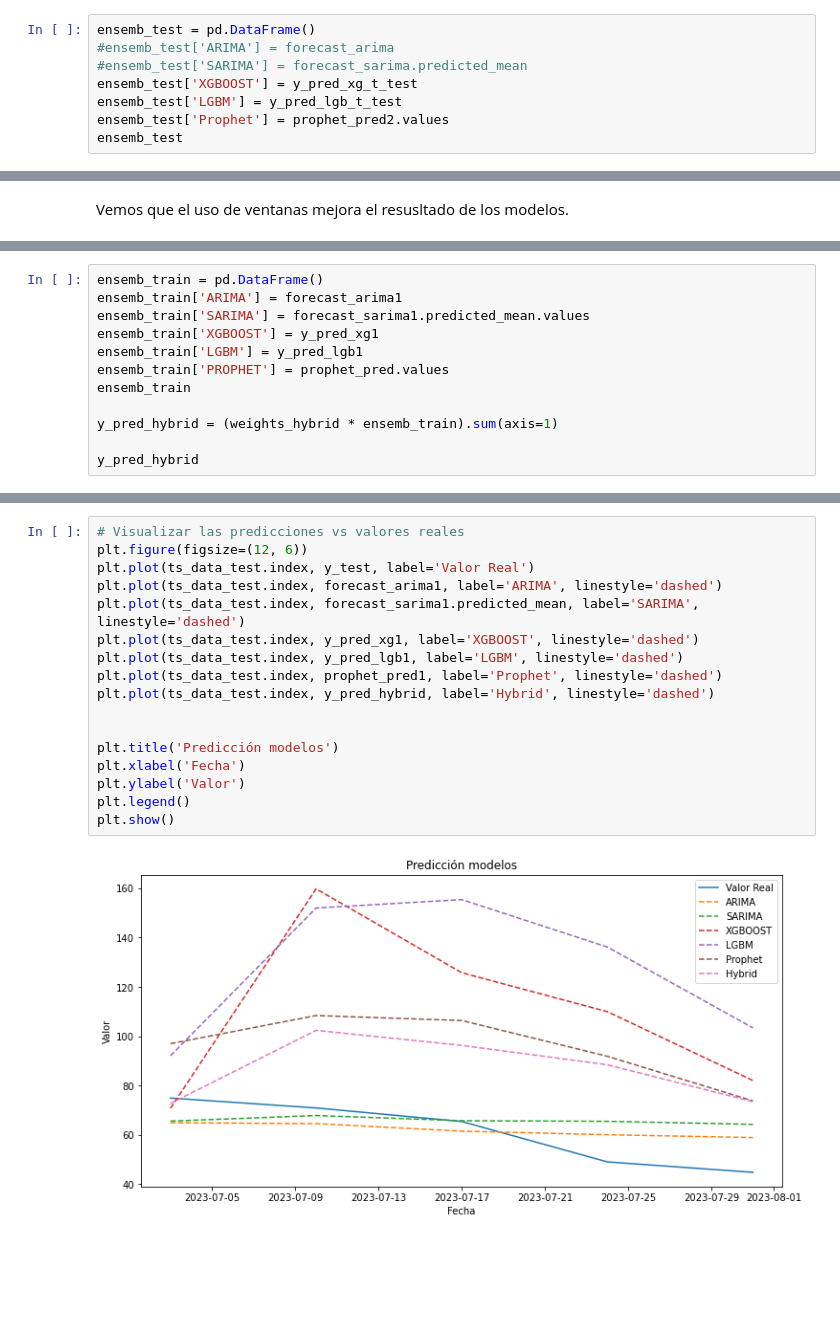
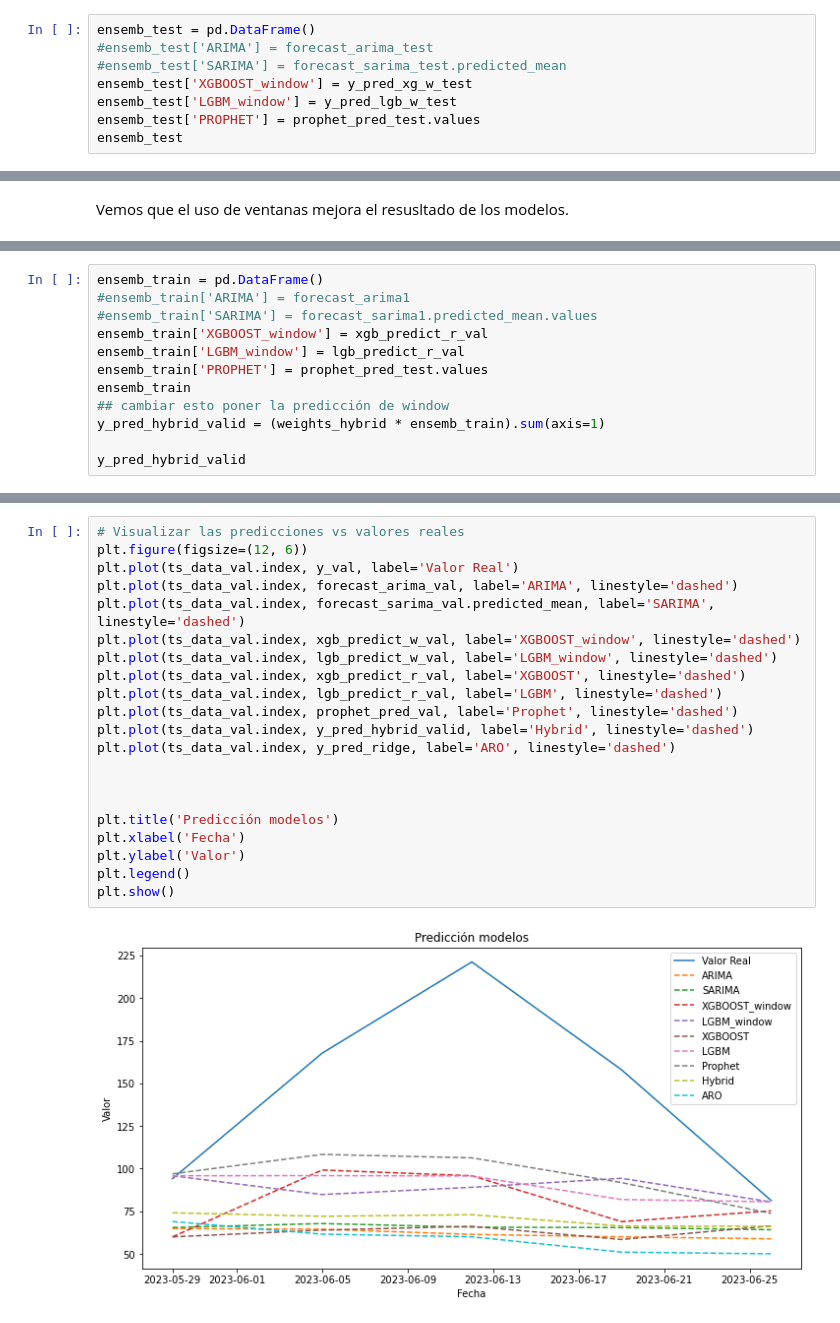
Before and after one commit to tlunal/Adaptative_Ensemble_methods_for_time_series_forecast, a Jupyter notebook: 02_ts_models.ipynb, the cells around one changed output, grey strips where cells are left out. Saved outputs shown, nothing was run; the diff lists cells and outputs as text; blank space fills up the shorter version.

```diff
--- a/02_ts_models.ipynb
+++ b/02_ts_models.ipynb
@@ -1080,9 +1188,9 @@ Error Porcentual Simétrico Absoluto Medio (SMAPE): 16.74%
 # %%
 ensemb_test = pd.DataFrame()
-#ensemb_test['ARIMA'] = forecast_arima
-#ensemb_test['SARIMA'] = forecast_sarima.predicted_mean
-ensemb_test['XGBOOST'] = y_pred_xg_t_test
-ensemb_test['LGBM'] = y_pred_lgb_t_test
-ensemb_test['Prophet'] = prophet_pred2.values
+#ensemb_test['ARIMA'] = forecast_arima_test
+#ensemb_test['SARIMA'] = forecast_sarima_test.predicted_mean
+ensemb_test['XGBOOST_window'] = y_pred_xg_w_test
+ensemb_test['LGBM_window'] = y_pred_lgb_w_test
+ensemb_test['PROPHET'] = prophet_pred_test.values
 ensemb_test
 # %% [output]
@@ -1281,14 +1335,14 @@ PROPHET    0.278543
 Name: SMAPE, dtype: object
 # %%
 ensemb_train = pd.DataFrame()
-ensemb_train['ARIMA'] = forecast_arima1
-ensemb_train['SARIMA'] = forecast_sarima1.predicted_mean.values
-ensemb_train['XGBOOST'] = y_pred_xg1
-ensemb_train['LGBM'] = y_pred_lgb1
-ensemb_train['PROPHET'] = prophet_pred.values
+#ensemb_train['ARIMA'] = forecast_arima1
+#ensemb_train['SARIMA'] = forecast_sarima1.predicted_mean.values
+ensemb_train['XGBOOST_window'] = xgb_predict_r_val
+ensemb_train['LGBM_window'] = lgb_predict_r_val
+ensemb_train['PROPHET'] = prophet_pred_test.values
 ensemb_train
+## cambiar esto poner la predicción de window
+y_pred_hybrid_valid = (weights_hybrid * ensemb_train).sum(axis=1)
 
-y_pred_hybrid = (weights_hybrid * ensemb_train).sum(axis=1)
-
-y_pred_hybrid
+y_pred_hybrid_valid
 # %% [output]
@@ -1301,21 +1359,25 @@ Freq: W-MON, dtype: float64
 # %%
 # Visualizar las predicciones vs valores reales
 plt.figure(figsize=(12, 6))
-plt.plot(ts_data_test.index, y_test, label='Valor Real')
-plt.plot(ts_data_test.index, forecast_arima1, label='ARIMA', linestyle='dashed')
-plt.plot(ts_data_test.index, forecast_sarima1.predicted_mean, label='SARIMA', linestyle='dashed')
-plt.plot(ts_data_test.index, y_pred_xg1, label='XGBOOST', linestyle='dashed')
-plt.plot(ts_data_test.index, y_pred_lgb1, label='LGBM', linestyle='dashed')
-plt.plot(ts_data_test.index, prophet_pred1, label='Prophet', linestyle='dashed')
-plt.plot(ts_data_test.index, y_pred_hybrid, label='Hybrid', linestyle='dashed')
+plt.plot(ts_data_val.index, y_val, label='Valor Real')
+plt.plot(ts_data_val.index, forecast_arima_val, label='ARIMA', linestyle='dashed')
+plt.plot(ts_data_val.index, forecast_sarima_val.predicted_mean, label='SARIMA', linestyle='dashed')
+plt.plot(ts_data_val.index, xgb_predict_w_val, label='XGBOOST_window', linestyle='dashed')
+plt.plot(ts_data_val.index, lgb_predict_w_val, label='LGBM_window', linestyle='dashed')
+plt.plot(ts_data_val.index, xgb_predict_r_val, label='XGBOOST', linestyle='dashed')
+plt.plot(ts_data_val.index, lgb_predict_r_val, label='LGBM', linestyle='dashed')
+plt.plot(ts_data_val.index, prophet_pred_val, label='Prophet', linestyle='dashed')
+plt.plot(ts_data_val.index, y_pred_hybrid_valid, label='Hybrid', linestyle='dashed')
+plt.plot(ts_data_val.index, y_pred_ridge, label='ARO', linestyle='dashed')
+
 
 
 plt.title('Predicción modelos')
 plt.xlabel('Fecha')
 plt.ylabel('Valor')
 plt.legend()
 plt.show()
 # %% [output]
-[figure, old version]
+[figure, new version]
 # %%
 ensemb_test = pd.DataFrame()
```
Also changed, not shown: parts of 70 cells of this notebook.
